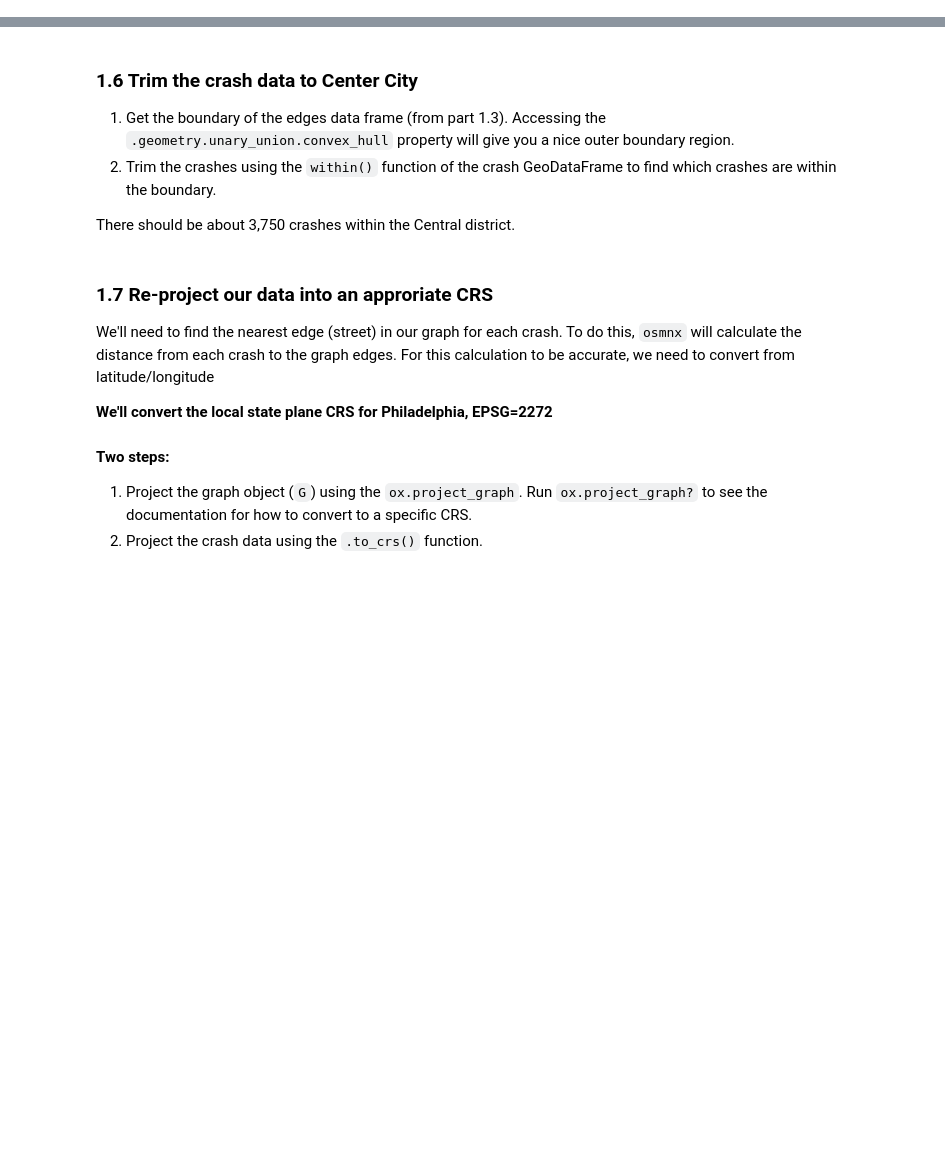
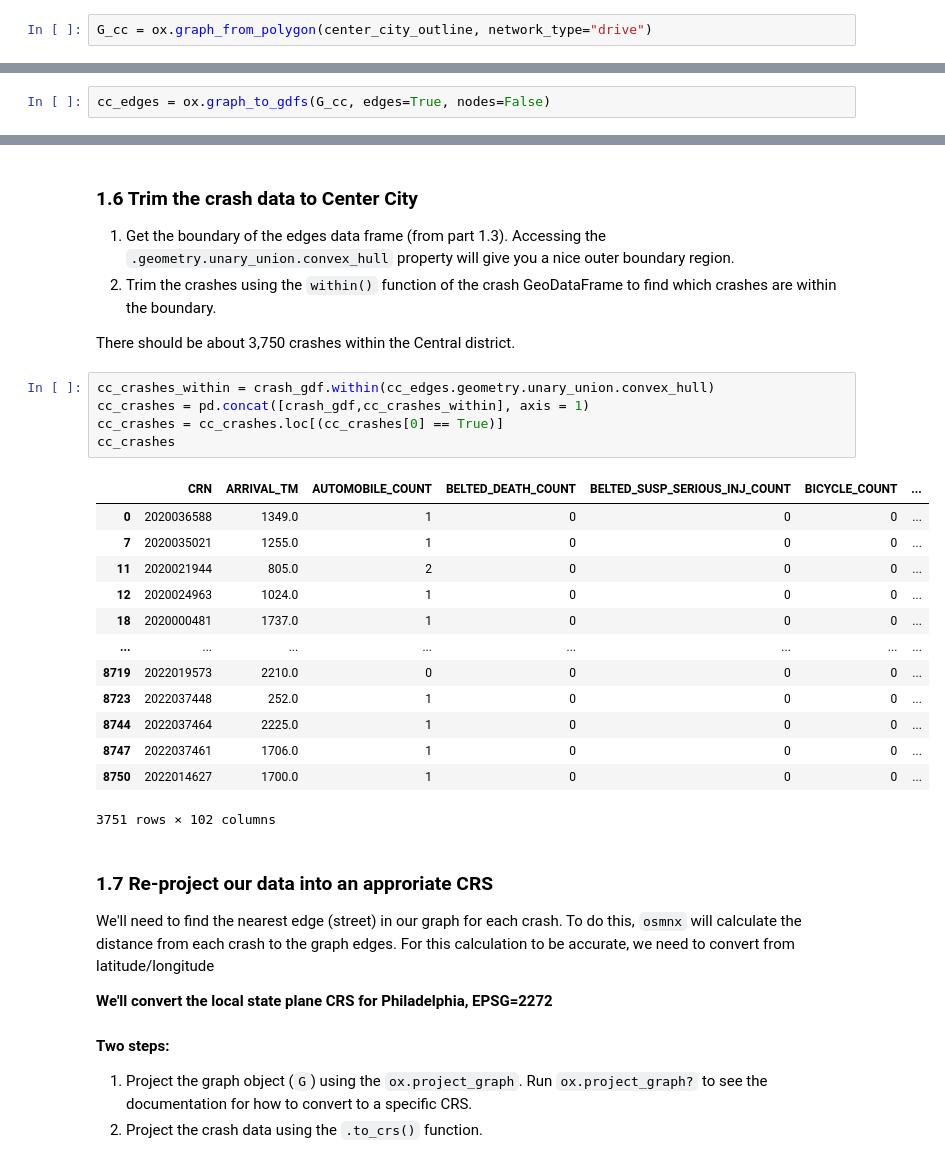
Before and after one commit to davedrenn/MUSA550-assignment4, a Jupyter notebook: assignment-4.ipynb, the cells around one changed output, grey strips where cells are left out. Cells and saved outputs as stored; diff of their text form; blank space fills up the shorter version.

```diff
--- a/assignment-4.ipynb
+++ b/assignment-4.ipynb
@@ -23,10 +38,14 @@ Select the "Central" district and extract the geometry polygon for only this dis
 ### 1.2 Get the street network graph
 
 Use OSMnx to create a network graph (of type 'drive') from your polygon boundary in 1.1.
+# %%
+G_cc = ox.graph_from_polygon(center_city_outline, network_type="drive")
 # %% [markdown]
 ### 1.3 Convert your network graph edges to a GeoDataFrame
 
 Use OSMnx to create a GeoDataFrame of the network edges in the graph object from part 1.2. The GeoDataFrame should contain the edges but not the nodes from the network.
+# %%
+cc_edges = ox.graph_to_gdfs(G_cc, edges=True, nodes=False)
 # %% [markdown]
 ### 1.4 Load PennDOT crash data
 
@@ -50,6 +97,25 @@ The full data dictionary for the data is [available here](http://pennshare.maps.
 1. Trim the crashes using the `within()` function of the crash GeoDataFrame to find which crashes are within the boundary.
 
 There should be about 3,750 crashes within the Central district.
+# %%
+cc_crashes_within = crash_gdf.within(cc_edges.geometry.unary_union.convex_hull)
+cc_crashes = pd.concat([crash_gdf,cc_crashes_within], axis = 1)
+cc_crashes = cc_crashes.loc[(cc_crashes[0] == True)]
+cc_crashes
+# %% [output]
+|  | CRN | ARRIVAL_TM | AUTOMOBILE_COUNT | BELTED_DEATH_COUNT | BELTED_SUSP_SERIOUS_INJ_COUNT | BICYCLE_COUNT | ... |
+| 0 | 2020036588 | 1349.0 | 1 | 0 | 0 | 0 | ... |
+| 7 | 2020035021 | 1255.0 | 1 | 0 | 0 | 0 | ... |
+| 11 | 2020021944 | 805.0 | 2 | 0 | 0 | 0 | ... |
+| 12 | 2020024963 | 1024.0 | 1 | 0 | 0 | 0 | ... |
+| 18 | 2020000481 | 1737.0 | 1 | 0 | 0 | 0 | ... |
+| ... | ... | ... | ... | ... | ... | ... | ... |
+| 8719 | 2022019573 | 2210.0 | 0 | 0 | 0 | 0 | ... |
+| 8723 | 2022037448 | 252.0 | 1 | 0 | 0 | 0 | ... |
+| 8744 | 2022037464 | 2225.0 | 1 | 0 | 0 | 0 | ... |
+| 8747 | 2022037461 | 1706.0 | 1 | 0 | 0 | 0 | ... |
+| 8750 | 2022014627 | 1700.0 | 1 | 0 | 0 | 0 | ... |
+3751 rows × 102 columns
 # %% [markdown]
 ### 1.7 Re-project our data into an approriate CRS
 
```
Also changed, not shown: parts of 3 cells of this notebook, 1 other file.
